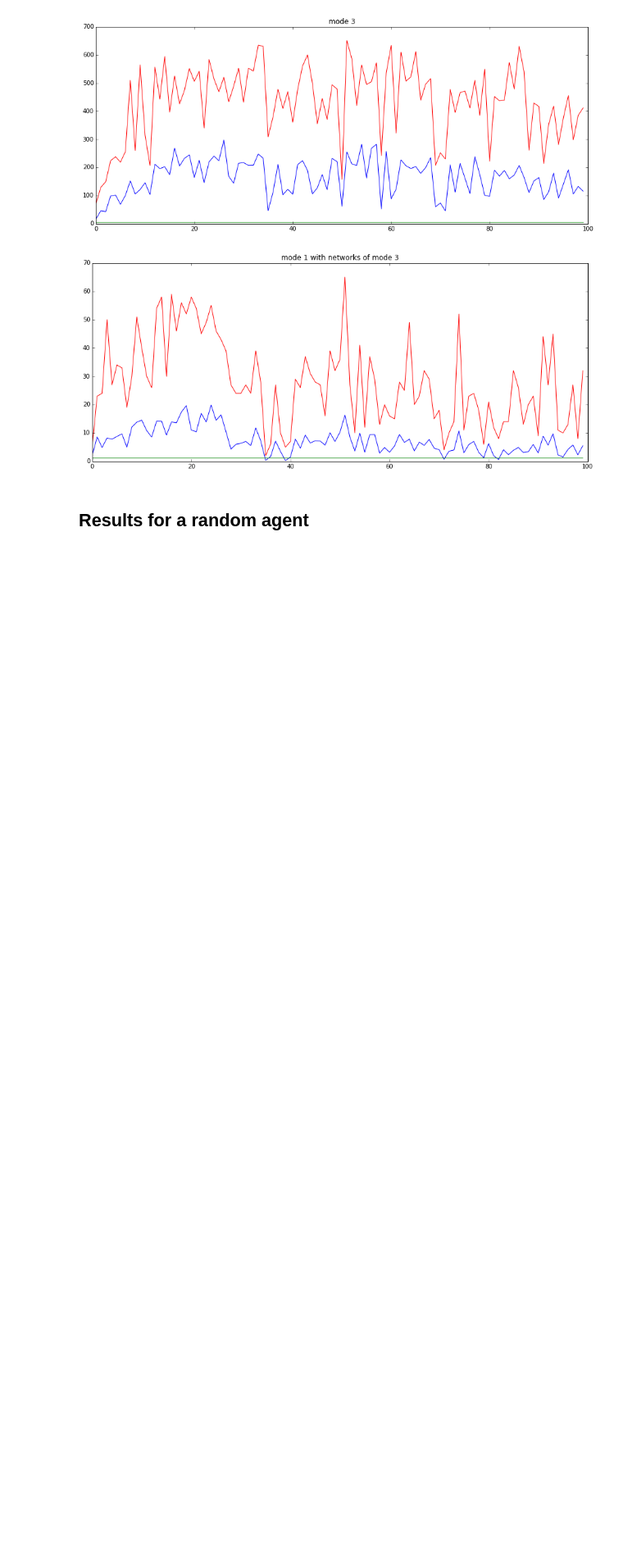
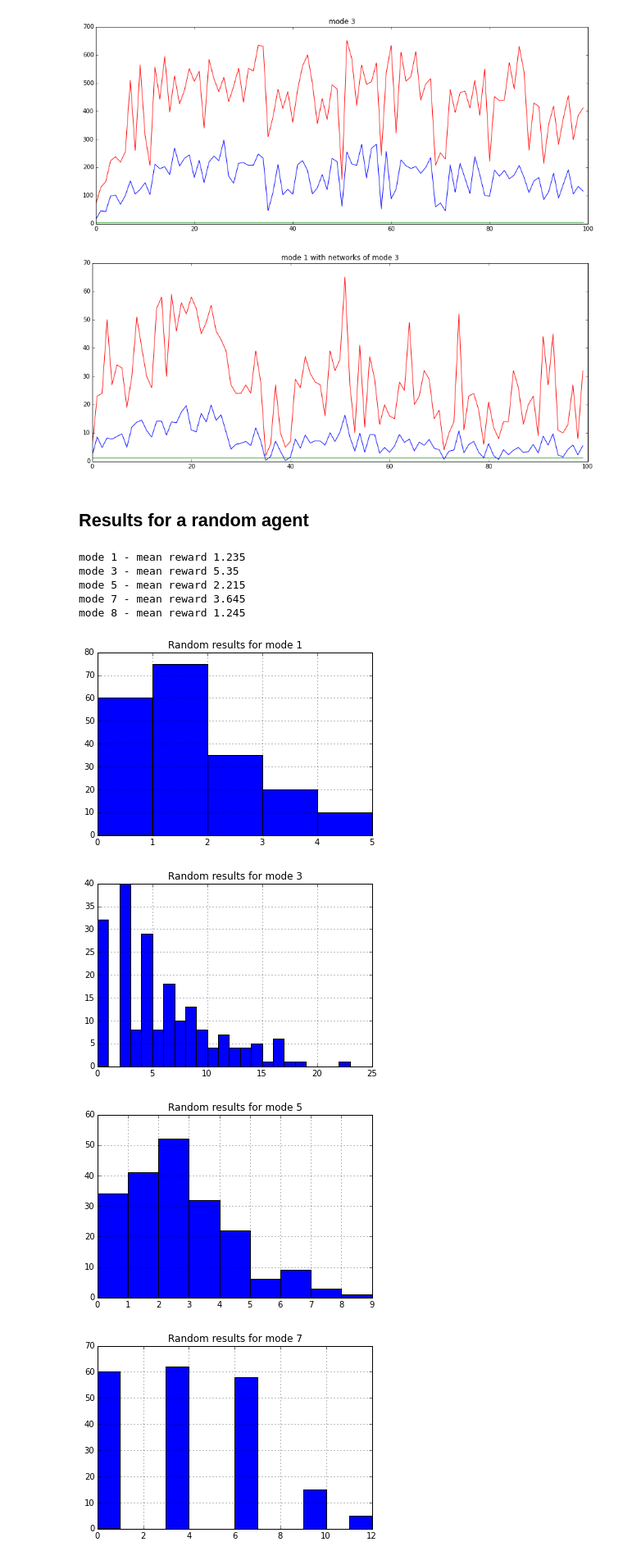
Before and after one commit to pvchaumier/results_master_thesis, a Jupyter notebook: results_plotting.ipynb, the cells around one changed output. Shown at 82% size. Cells and saved outputs as stored; diff of their text form; code cells hidden in the pictures; blank space fills up the shorter version.

```diff
--- a/results_plotting.ipynb
+++ b/results_plotting.ipynb
@@ -65,9 +78,19 @@ plt.plot([1.235 for _ in range(1, 101)])
 # %% [markdown]
 ## Results for a random agent
 # %%
-df_random = pd.read_csv('random_results.csv')
+df_random = pd.read_csv('random_policy_results.csv')
 for mode in [1, 3, 5, 7, 8]:
     print('mode', mode, '- mean reward', df_random[df_random['mode'] == mode]['reward'].mean())
     plt.figure()
     plt.title('Random results for mode ' + str(mode))
     df_random[df_random['mode'] == mode]['reward'].hist(bins=df_random[df_random['mode'] == mode]['reward'].max())
+# %% [output]
+mode 1 - mean reward 1.235
+mode 3 - mean reward 5.35
+mode 5 - mean reward 2.215
+mode 7 - mean reward 3.645
+mode 8 - mean reward 1.245
+[figure, added]
+[figure, added]
+[figure, added]
+[figure, added]
```
Also changed, not shown: parts of 4 cells of this notebook.
